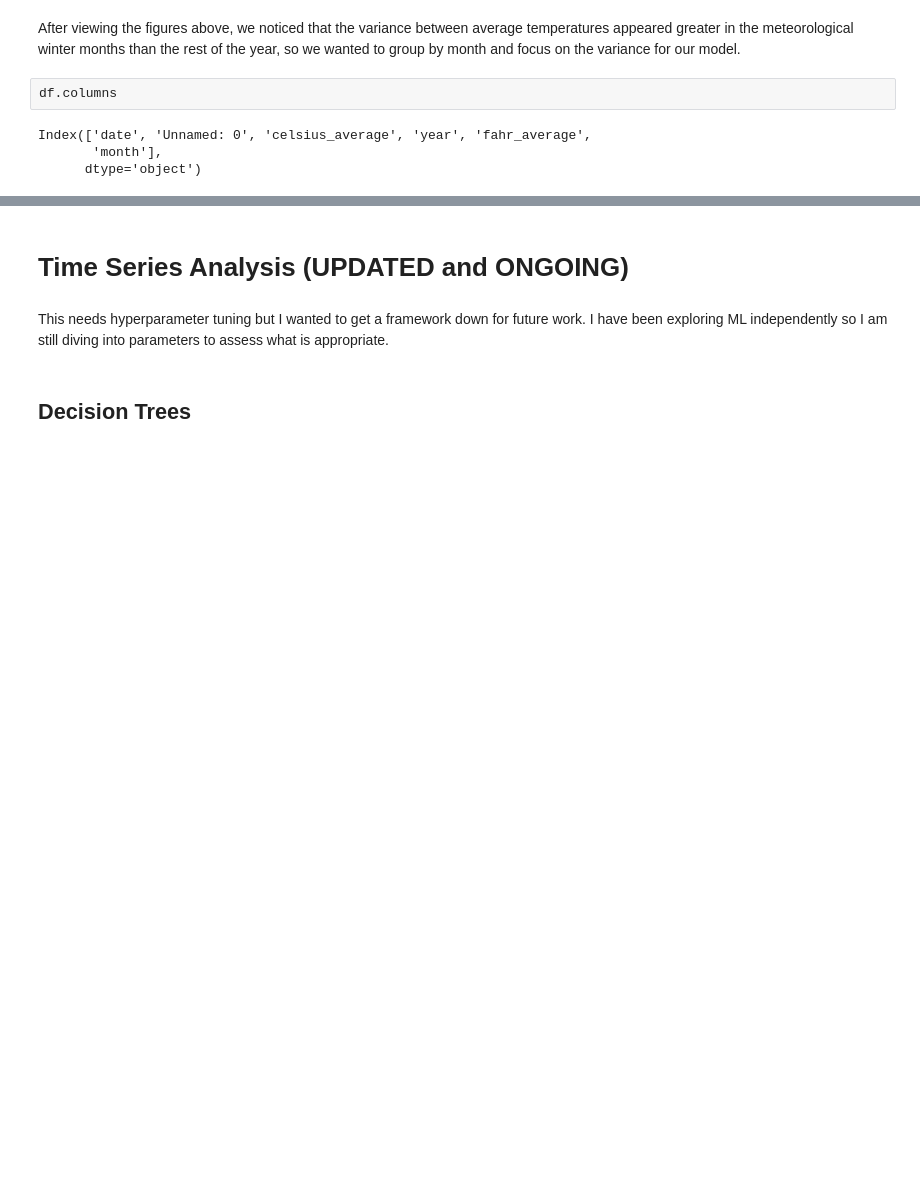
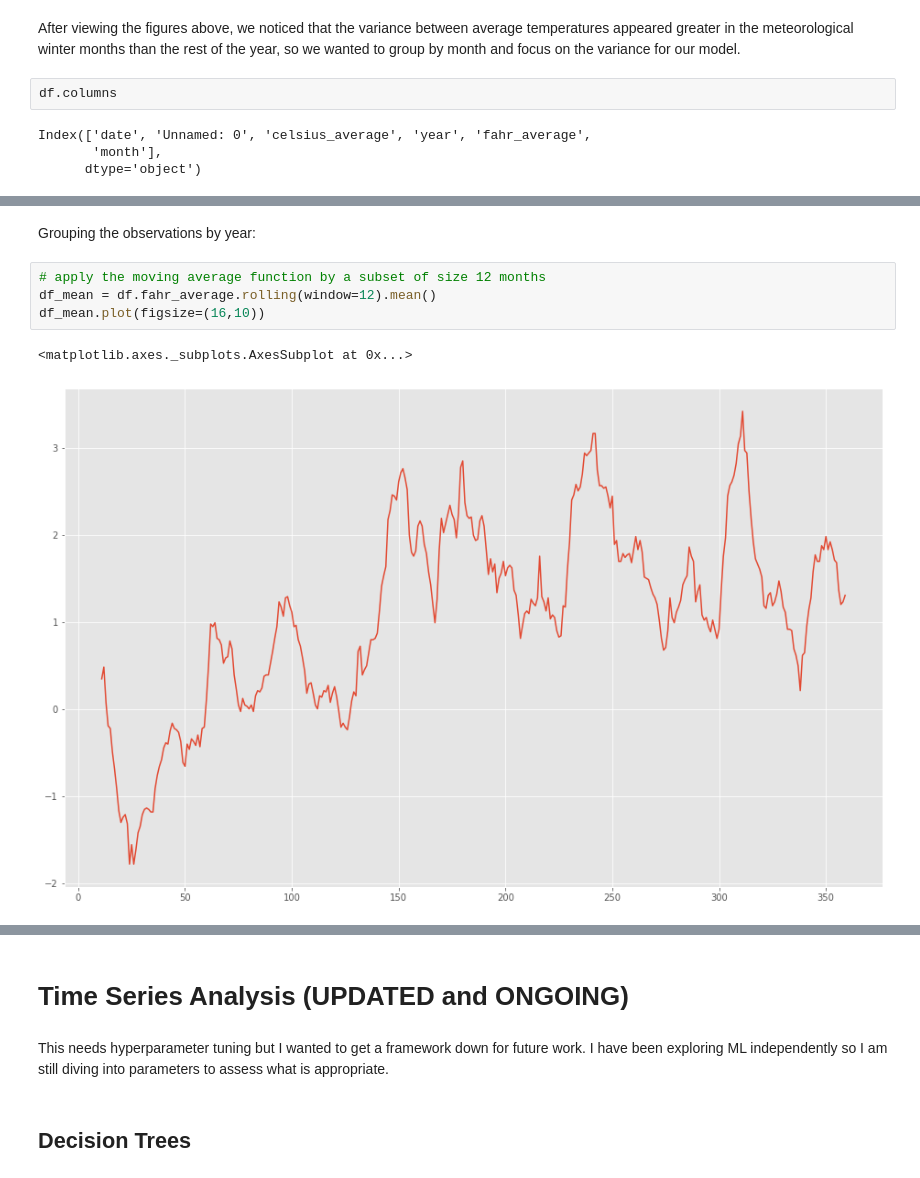
Before and after one commit to arianajschindler/greenland_climate_variation, a Jupyter notebook: Schindler_final_climate_project.ipynb, the cells around one changed output, grey strips where cells are left out. Cells and saved outputs as stored; diff of their text form; blank space fills up the shorter version.

```diff
--- a/Schindler_final_climate_project.ipynb
+++ b/Schindler_final_climate_project.ipynb
@@ -208,0 +241,9 @@ Index(['date', 'Unnamed: 0', 'celsius_average', 'year', 'fahr_average',
+# %% [markdown]
+Grouping the observations by year:
+# %%
+# apply the moving average function by a subset of size 12 months
+df_mean = df.fahr_average.rolling(window=12).mean()
+df_mean.plot(figsize=(16,10))
+# %% [output]
+<matplotlib.axes._subplots.AxesSubplot at 0x...>
+[figure, added]
```
Also changed, not shown: parts of 17 cells of this notebook.
